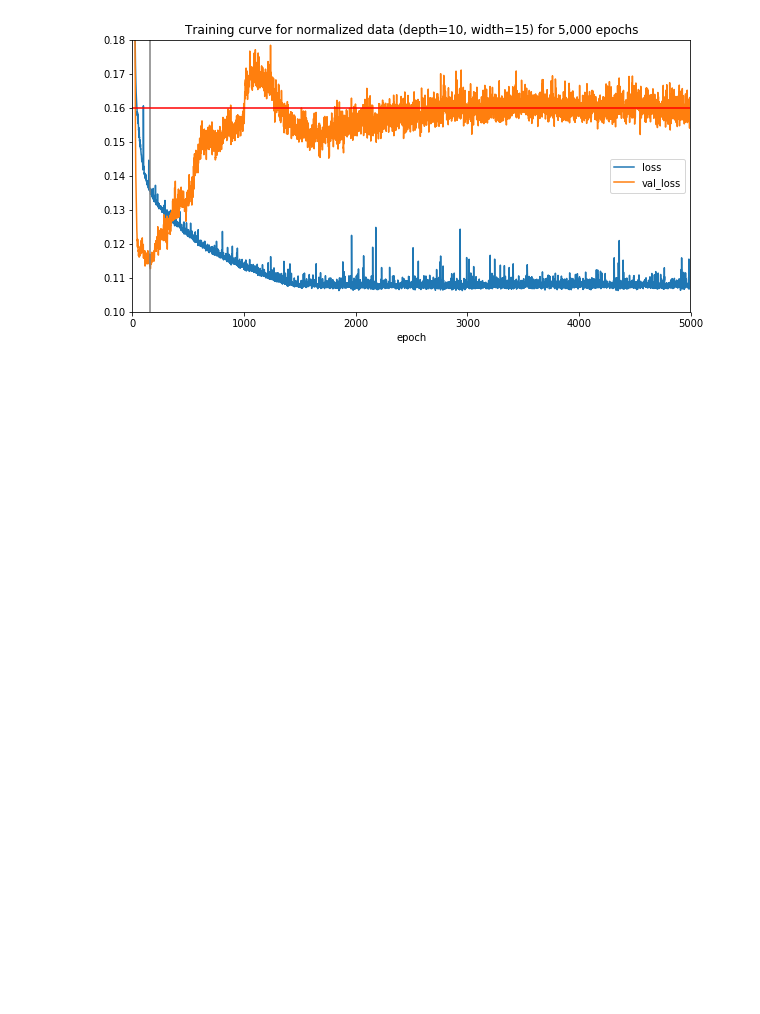
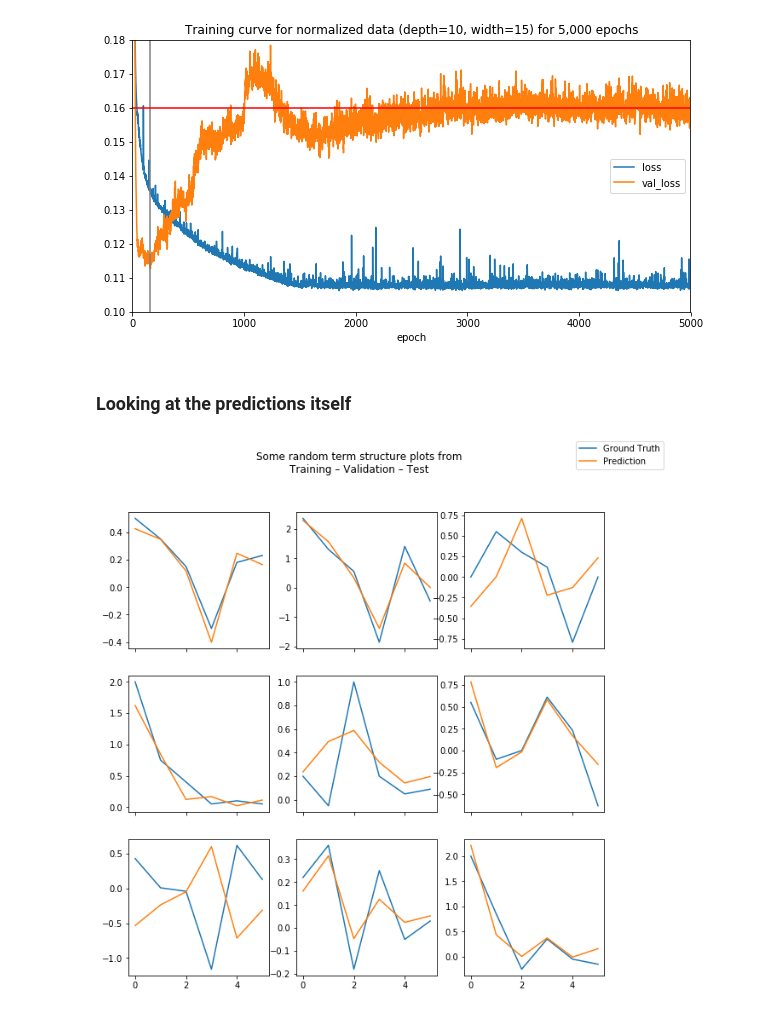
Before and after one commit to leyhline/vix-term-structure, a Jupyter notebook: models.ipynb, the cells around one changed output. Cells and saved outputs as stored; diff of their text form; code cells hidden in the pictures; blank space fills up the shorter version.

Commit message:
Some visualisations for prediction examples

```diff
--- a/models.ipynb
+++ b/models.ipynb
@@ -200,3 +196,26 @@ plt.legend(("loss", "val_loss"))
 plt.show()
 # %% [output]
 [figure]
+# %% [markdown]
+### Looking at the predictions itself
+# %%
+model_ex1_basic = keras.models.load_model("models/experiment01/20170703151236_tfpool18_depth1_width21_dropout0e+00_optimAdam_lr1e-03.h5")
+dataset = LongPricesDataset("data/8_m_settle.csv", "data/expirations.csv")
+(x_train, y_train), (x_val, y_val), (x_test, y_test) = dataset.splitted_dataset()
+# %%
+fig, axs = plt.subplots(3, 3, sharex=True, figsize=(10,10))
+for axh in axs:
+    i1 = random.randint(0, len(x_train) - 1)
+    axh[0].plot(np.arange(6), y_train[i1],
+                np.arange(6), np.squeeze(model_ex1_basic.predict(np.expand_dims(x_train[i1], axis=0))))
+    i2 = random.randint(0, len(x_val) - 1)
+    axh[1].plot(np.arange(6), y_val[i2],
+                np.arange(6), np.squeeze(model_ex1_basic.predict(np.expand_dims(x_val[i2], axis=0))))
+    i3 = random.randint(0, len(x_test) - 1)
+    a,b = axh[2].plot(np.arange(6), y_test[i3],
+                np.arange(6), np.squeeze(model_ex1_basic.predict(np.expand_dims(x_test[i3], axis=0))))
+plt.suptitle("Some random term structure plots from\nTraining – Validation – Test")
+fig.legend((a, b), ("Ground Truth", "Prediction"))
+plt.show()
+# %% [output]
+[figure, added]
```
Also changed, not shown: parts of 2 cells of this notebook.
